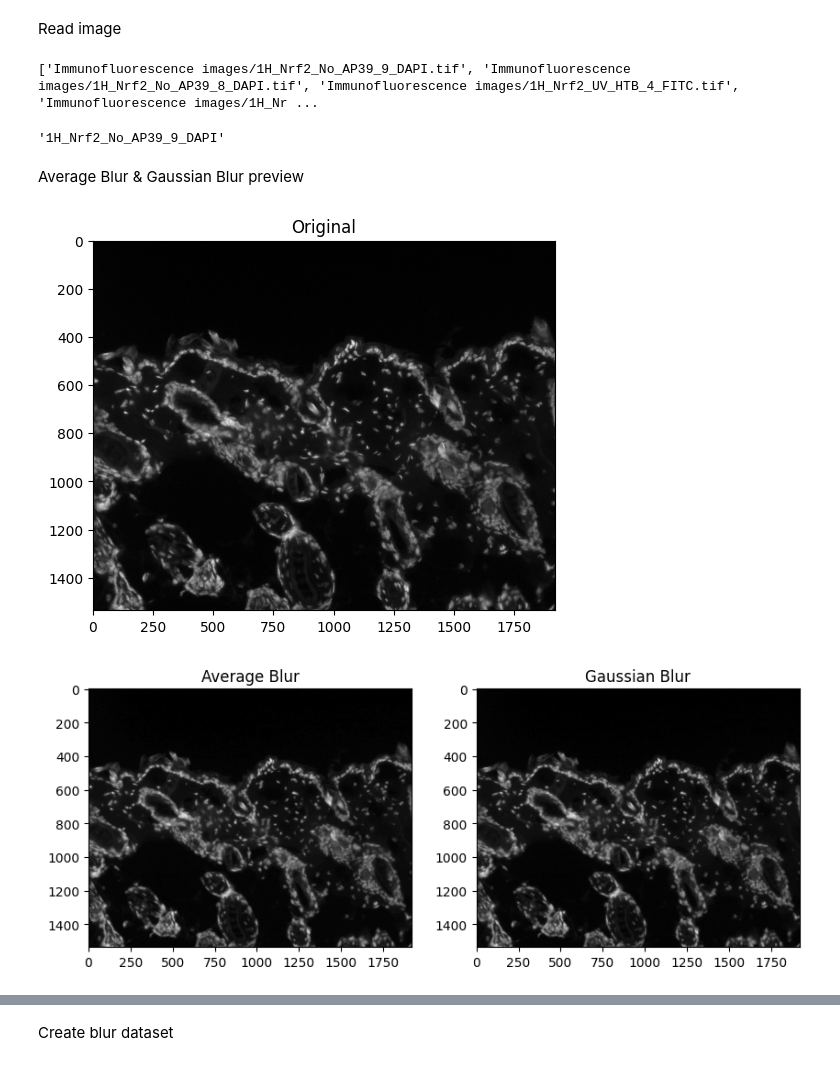
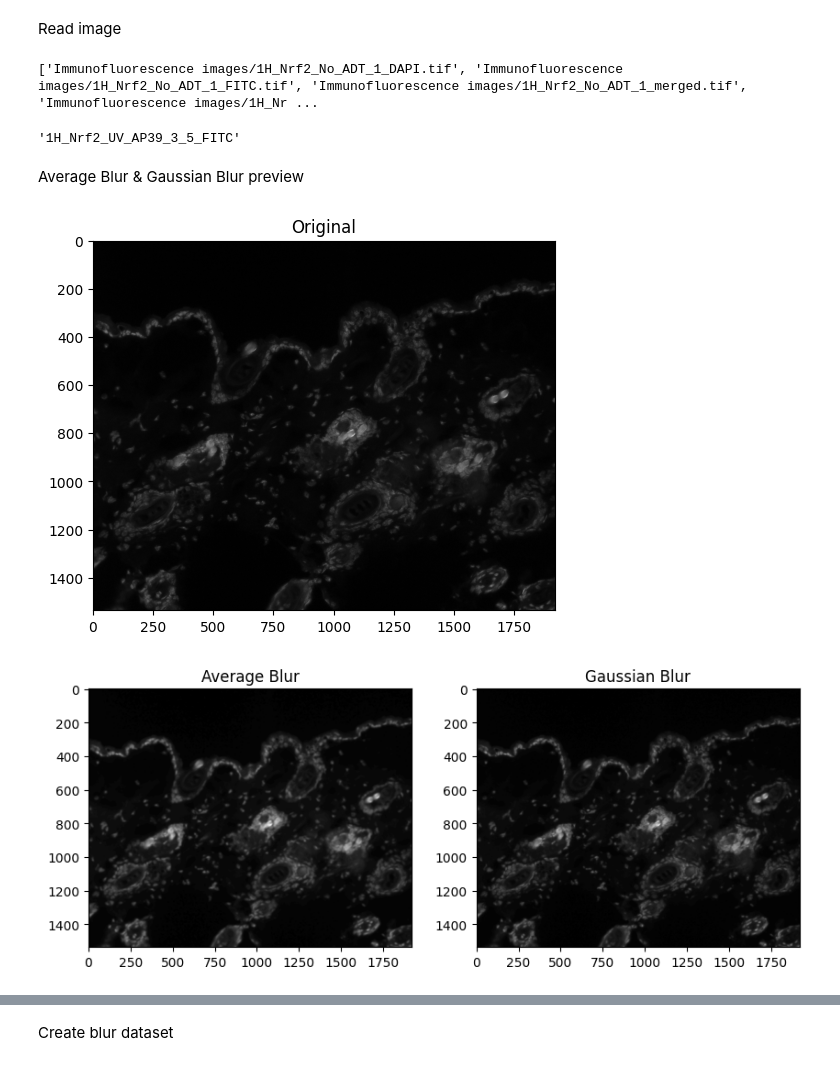
Before and after one commit to cusniwtt/automatic-cell-counting-in-immunofluorescence-tissue, a Jupyter notebook: deblur.ipynb, the cells around one changed output, grey strips where cells are left out. Drawn from its saved outputs; the diff is of its cells as text; code cells hidden in the pictures.

```diff
--- a/deblur.ipynb
+++ b/deblur.ipynb
@@ -19,16 +18,18 @@ Read image
 # %%
 origin_paths = []
 
-for file in tqdm(os.listdir('Immunofluorescence images')):
-    origin_paths.append('Immunofluorescence images/' + file)
+for file in sorted(os.listdir('Immunofluorescence images')):
+    if file != '.DS_Store':
+        if file != 'File name_IF images.docx':
+            origin_paths.append('Immunofluorescence images/' + file)
 
 print(origin_paths[0:5])
 # %% [output]
-['Immunofluorescence images/1H_Nrf2_No_AP39_9_DAPI.tif', 'Immunofluorescence images/1H_Nrf2_No_AP39_8_DAPI.tif', 'Immunofluorescence images/1H_Nrf2_UV_HTB_4_FITC.tif', 'Immunofluorescence images/1H_Nr ...
+['Immunofluorescence images/1H_Nrf2_No_ADT_1_DAPI.tif', 'Immunofluorescence images/1H_Nrf2_No_ADT_1_FITC.tif', 'Immunofluorescence images/1H_Nrf2_No_ADT_1_merged.tif', 'Immunofluorescence images/1H_Nr ...
 # %%
-origin_paths[0][26:-4]
+origin_paths[405][26:-4]
 # %% [output]
-'1H_Nrf2_No_AP39_9_DAPI'
+'1H_Nrf2_UV_AP39_3_5_FITC'
 # %% [markdown]
 Average Blur & Gaussian Blur preview
 # %%
@@ -37,19 +38,19 @@ plot = plt.imshow(img, cmap='gray')
 plt.title('Original')
 plt.show()
 # %% [output]
-[figure, old version]
+[figure, new version]
 # %%
 # Average blur
-avg_blur = cv2.blur(img, (5,5))
-gss_blur = cv2.GaussianBlur(img, (5,5), 0)
+avg_blur = cv2.blur(img, (9,9))
+gss_blur = cv2.GaussianBlur(img, (9,9), 0)
 
 fig = plt.figure(10, (10,10))
 ax = fig.add_subplot(1, 2, 1)
 ax.imshow(avg_blur, cmap='gray')
 ax.set_title('Average Blur')
 ax = fig.add_subplot(1, 2, 2)
 ax.imshow(gss_blur, cmap='gray')
 ax.set_title('Gaussian Blur')
 plt.show()
 # %% [output]
-[figure, old version]
+[figure, new version]
```
Also changed, not shown: parts of 38 cells of this notebook, 2 other files.
